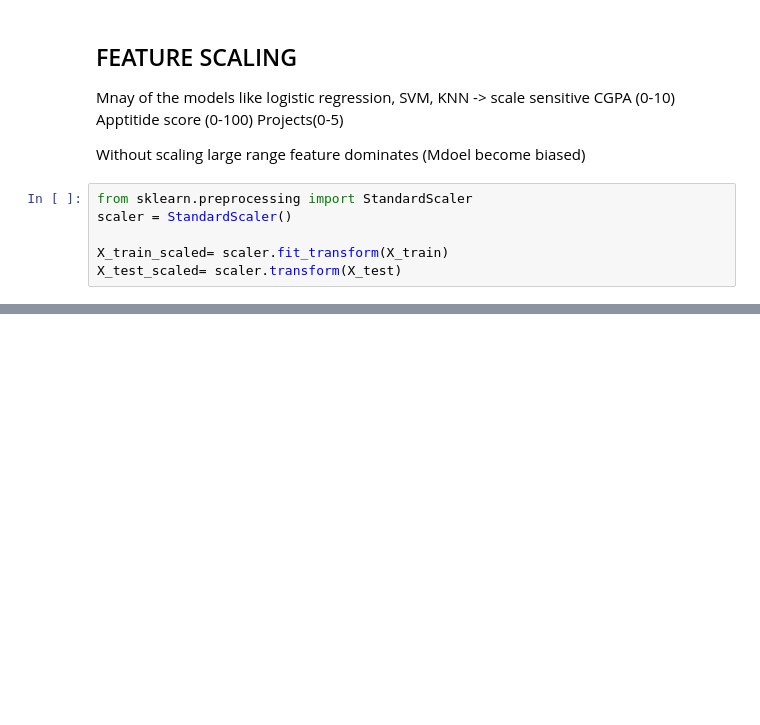
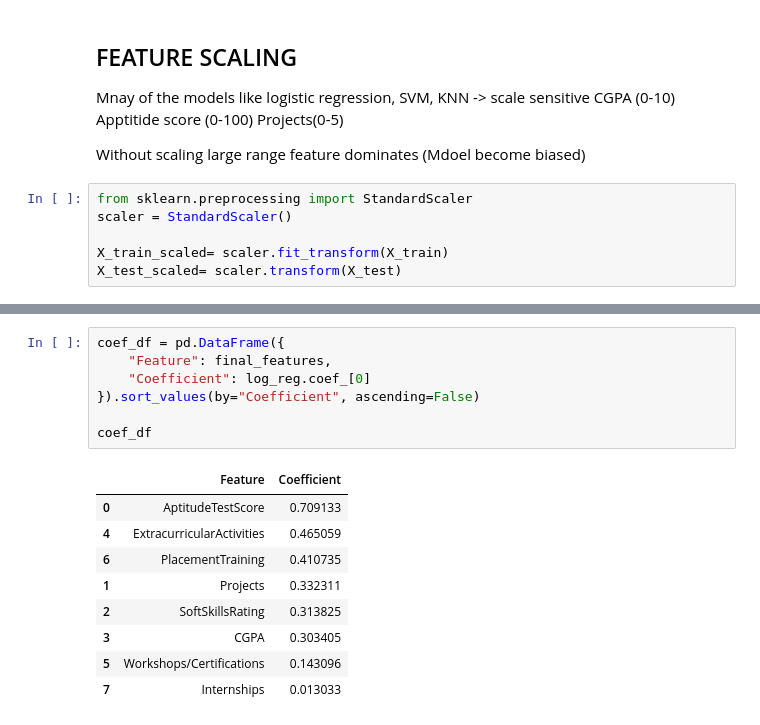
Before and after one commit to Parthtrivedi09/interview-chances-predictor, a Jupyter notebook: notebooks/02_modeling.ipynb, the cells around one changed output, grey strips where cells are left out. Drawn from its saved outputs; the diff is of its cells as text; blank space fills up the shorter version.

```diff
--- a/notebooks/02_modeling.ipynb
+++ b/notebooks/02_modeling.ipynb
@@ -182,0 +234,17 @@ X_test_scaled= scaler.transform(X_test)
+# %%
+coef_df = pd.DataFrame({
+    "Feature": final_features,
+    "Coefficient": log_reg.coef_[0]
+}).sort_values(by="Coefficient", ascending=False)
+
+coef_df
+# %% [output]
+|  | Feature | Coefficient |
+| 0 | AptitudeTestScore | 0.709133 |
+| 4 | ExtracurricularActivities | 0.465059 |
+| 6 | PlacementTraining | 0.410735 |
+| 1 | Projects | 0.332311 |
+| 2 | SoftSkillsRating | 0.313825 |
+| 3 | CGPA | 0.303405 |
+| 5 | Workshops/Certifications | 0.143096 |
+| 7 | Internships | 0.013033 |
```
Also changed, not shown: parts of 8 cells of this notebook.
